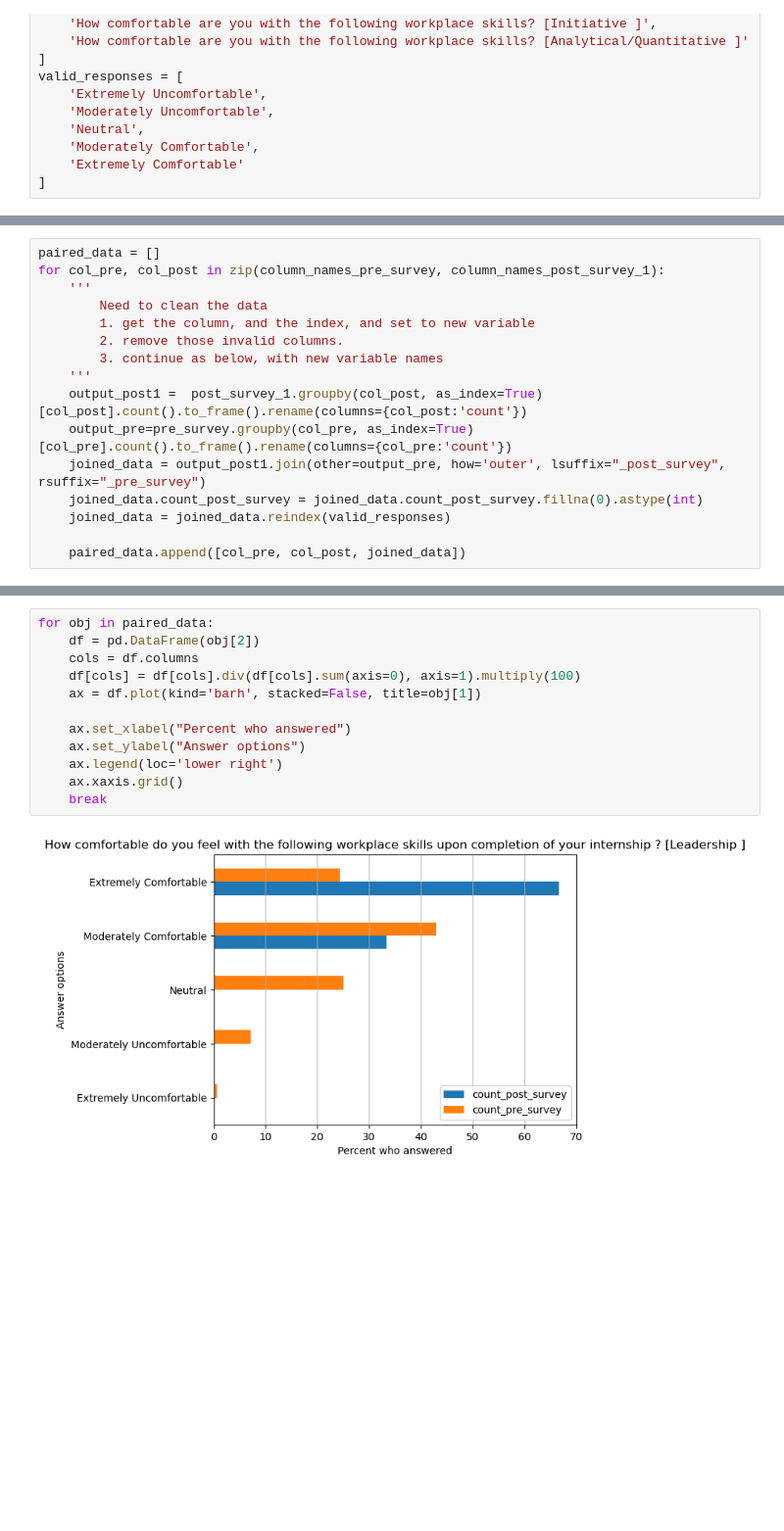
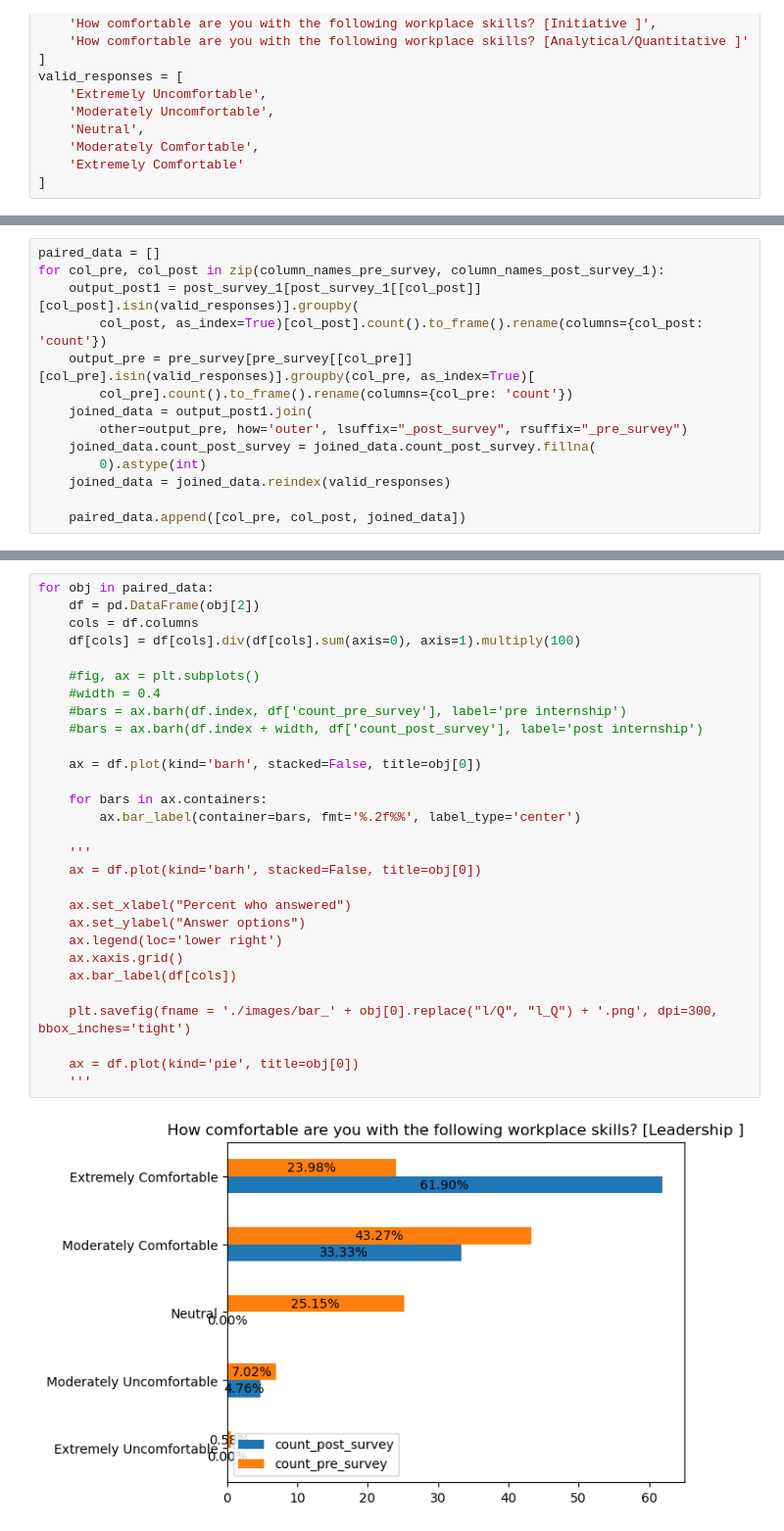
Before and after one commit to sethjmarcus/seth_tiqc, a Jupyter notebook: data_visualization.ipynb, the cells around one changed output, grey strips where cells are left out. Shown: that part at 98% size. Drawn from its saved outputs; the diff is of its cells as text; blank space fills up the shorter version.

Commit message:
end of week. updated images. anova tests ran.

```diff
--- a/data_visualization.ipynb
+++ b/data_visualization.ipynb
@@ -53,16 +51,14 @@ print(pre_survey.shape)
 # %%
 paired_data = []
 for col_pre, col_post in zip(column_names_pre_survey, column_names_post_survey_1):
-    '''
-        Need to clean the data
-        1. get the column, and the index, and set to new variable
-        2. remove those invalid columns.
-        3. continue as below, with new variable names
-    '''
-    output_post1 =  post_survey_1.groupby(col_post, as_index=True)[col_post].count().to_frame().rename(columns={col_post:'count'})
-    output_pre=pre_survey.groupby(col_pre, as_index=True)[col_pre].count().to_frame().rename(columns={col_pre:'count'})
-    joined_data = output_post1.join(other=output_pre, how='outer', lsuffix="_post_survey", rsuffix="_pre_survey")
-    joined_data.count_post_survey = joined_data.count_post_survey.fillna(0).astype(int)
+    output_post1 = post_survey_1[post_survey_1[[col_post]][col_post].isin(valid_responses)].groupby(
+        col_post, as_index=True)[col_post].count().to_frame().rename(columns={col_post: 'count'})
+    output_pre = pre_survey[pre_survey[[col_pre]][col_pre].isin(valid_responses)].groupby(col_pre, as_index=True)[
+        col_pre].count().to_frame().rename(columns={col_pre: 'count'})
+    joined_data = output_post1.join(
+        other=output_pre, how='outer', lsuffix="_post_survey", rsuffix="_pre_survey")
+    joined_data.count_post_survey = joined_data.count_post_survey.fillna(
+        0).astype(int)
     joined_data = joined_data.reindex(valid_responses)
 
     paired_data.append([col_pre, col_post, joined_data])
@@ -69,14 +78,31 @@ for col_pre, col_post in zip(column_names_pre_survey, column_names_post_survey_1
 # %%
 for obj in paired_data:
     df = pd.DataFrame(obj[2])
     cols = df.columns
     df[cols] = df[cols].div(df[cols].sum(axis=0), axis=1).multiply(100)
-    ax = df.plot(kind='barh', stacked=False, title=obj[1])
+
+    #fig, ax = plt.subplots()
+    #width = 0.4
+    #bars = ax.barh(df.index, df['count_pre_survey'], label='pre internship')
+    #bars = ax.barh(df.index + width, df['count_post_survey'], label='post internship')
+
+    ax = df.plot(kind='barh', stacked=False, title=obj[0])
+
+    for bars in ax.containers:
+        ax.bar_label(container=bars, fmt='%.2f%%', label_type='center')
+
+    '''
+    ax = df.plot(kind='barh', stacked=False, title=obj[0])
 
     ax.set_xlabel("Percent who answered")
     ax.set_ylabel("Answer options")
     ax.legend(loc='lower right')
     ax.xaxis.grid()
-    break
+    ax.bar_label(df[cols])
+
+    plt.savefig(fname = './images/bar_' + obj[0].replace("l/Q", "l_Q") + '.png', dpi=300, bbox_inches='tight')
+
+    ax = df.plot(kind='pie', title=obj[0])
+    '''
 # %% [output]
-[figure, old version]
+[figure, new version]
```
Also changed, not shown: parts of 7 cells of this notebook, 14 other files.
